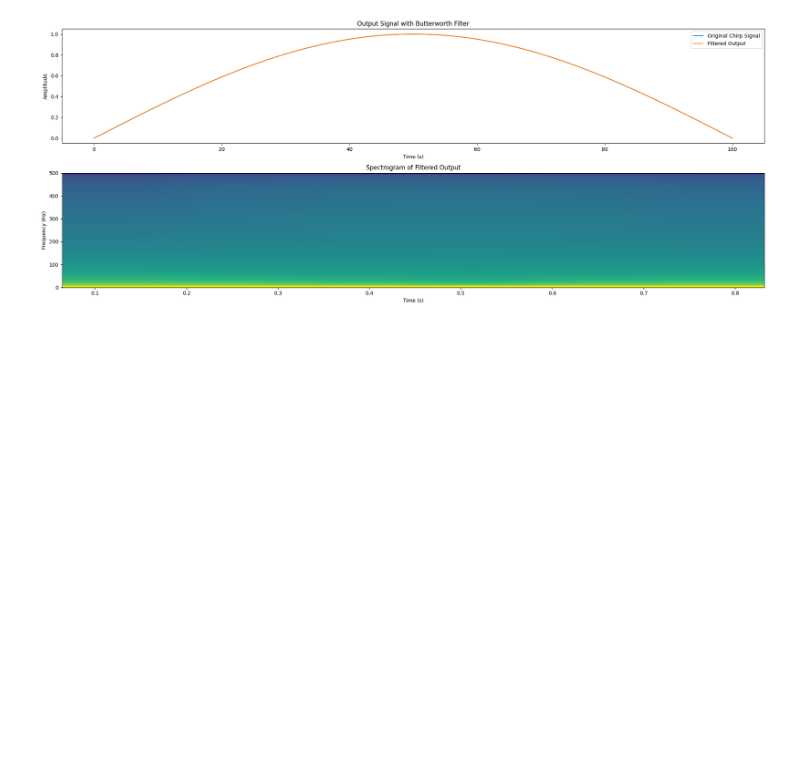
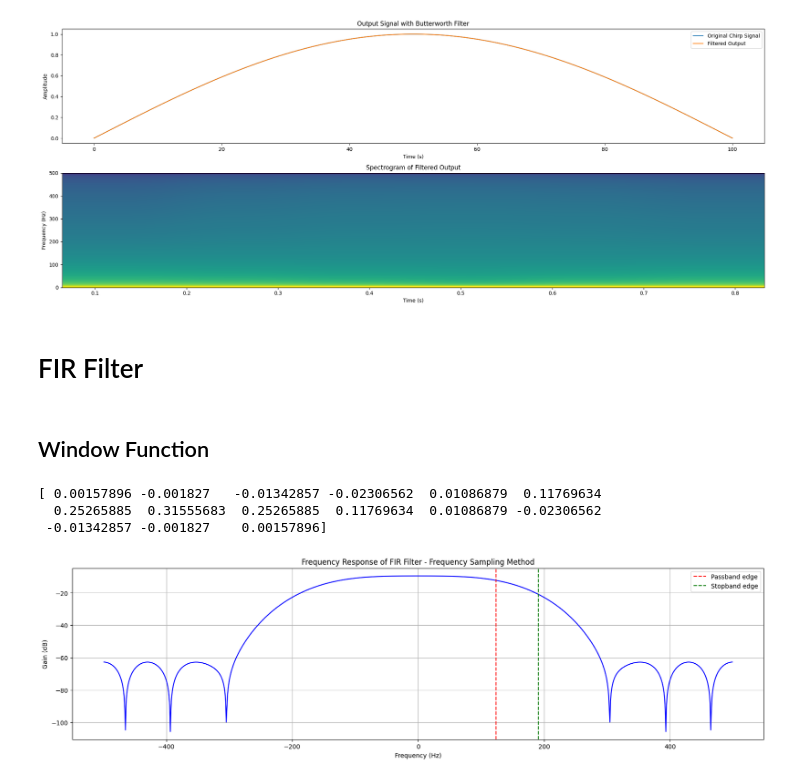
Before and after one commit to Buddhi19/EEEAssignments, a Jupyter notebook: EE 325 Discrete Signal Processing/Filter_Design.ipynb, the cells around one changed output. Saved outputs shown, nothing was run; the diff lists cells and outputs as text; code cells hidden in the pictures; blank space fills up the shorter version.

```diff
--- a/EE 325 Discrete Signal Processing/Filter_Design.ipynb
+++ b/EE 325 Discrete Signal Processing/Filter_Design.ipynb
@@ -383,3 +393,40 @@ plt.tight_layout()
 plt.show()
 # %% [output]
 [figure]
+# %% [markdown]
+# FIR Filter
+# %% [markdown]
+## Window Function
+# %%
+fs = 1000
+normalized_w_p = analog_w_p / fs
+normalized_w_s = analog_w_s / fs
+cutoff_freq = (normalized_w_p + normalized_w_s) / 2
+
+b = firwin2(numtaps=15,freq=[0, w_p, w_s, 0.5*fs], gain=[1, 1, 0, 0], nyq=500)
+
+print(b)
+
+w, h = freqz(b, 3)
+
+w_neg = -w[::-1]
+h_neg = h[::-1]
+
+w = np.concatenate((w_neg, w))
+h = np.concatenate((h_neg, h))
+
+plt.figure(figsize=(20, 5))
+plt.plot(0.5 * fs * w / np.pi, 20 * np.log10(abs(h)), 'b')
+plt.axvline(w_p, color='r', linestyle='--', label='Passband edge')
+plt.axvline(w_s, color='g', linestyle='--', label='Stopband edge')
+plt.xlabel('Frequency (Hz)')
+plt.ylabel('Gain (dB)')
+plt.grid()
+plt.legend()
+plt.title('Frequency Response of FIR Filter - Frequency Sampling Method')
+plt.show()
+# %% [output]
+[ 0.00157896 -0.001827   -0.01342857 -0.02306562  0.01086879  0.11769634
+  0.25265885  0.31555683  0.25265885  0.11769634  0.01086879 -0.02306562
+ -0.01342857 -0.001827    0.00157896]
+[figure, added]
```
Also changed, not shown: parts of 26 cells of this notebook, 5 other files.
